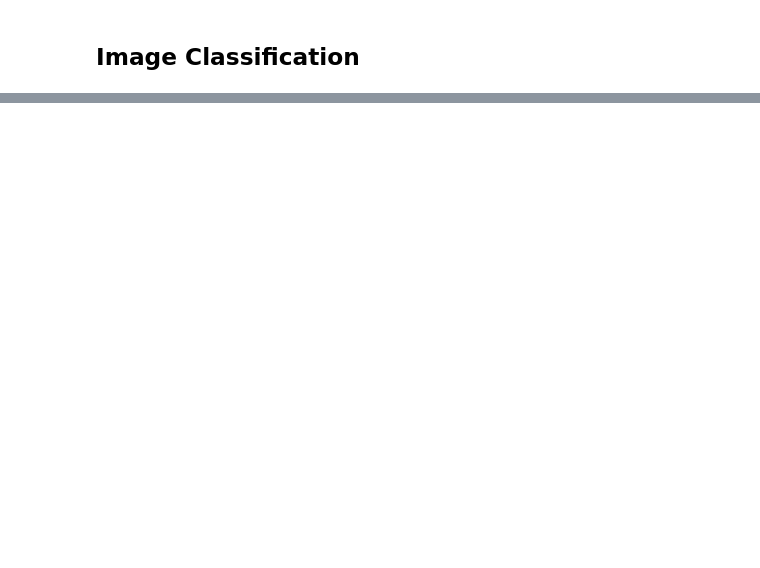
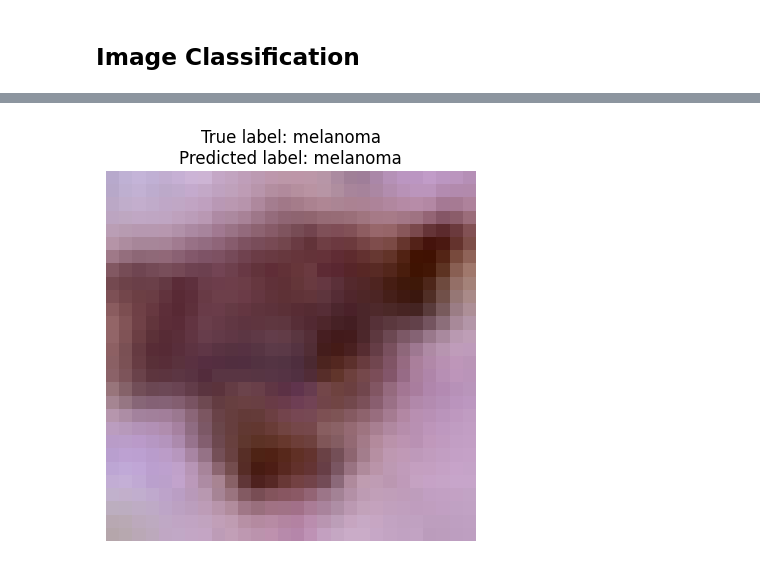
Before and after one commit to Laura-Legat/Introduction-to-AI-in-Medicine, a Jupyter notebook: 3_MedMNIST_Classification.ipynb, the cells around one changed output, grey strips where cells are left out. Drawn from its saved outputs; the diff is of its cells as text; code cells hidden in the pictures; blank space fills up the shorter version.

```diff
--- a/3_MedMNIST_Classification.ipynb
+++ b/3_MedMNIST_Classification.ipynb
@@ -110,0 +119,3 @@ Channels: 3
+# %%
+device = torch.device("cuda" if torch.cuda.is_available() else "cpu")
+print("Device: " + str(device))
@@ -132,6 +146,7 @@ train_loader = DataLoader(dataset=train_data, batch_size=BATCH_SIZE, shuffle=Tru
 # %%
 # inspect unique labels of dataset
-INFO['dermamnist']['label']
+class_dict = INFO['dermamnist']['label']
+class_dict
 # %% [output]
 {'0': 'actinic keratoses and intraepithelial carcinoma',
  '1': 'basal cell carcinoma',
@@ -144,0 +325,28 @@ INFO['dermamnist']['label']
+# %%
+# choose a random image from the test dataset
+rand_idx = np.random.randint(0, len(test_data)-1)
+img, label = test_data[rand_idx]
+
+# unnormalize for visualization - img * std / mean
+vis_img = (img * 0.5) + 0.5
+vis_img = vis_img.permute(1,2,0).numpy()
+
+# prepare img for model predictions
+pred_img = img.unsqueeze(0).to(device)
+
+# pass img to model and predict
+model.eval() # evaluation mode for inference
+model = model.to(device)
+pred = model(pred_img) # get class probabilities
+pred_idx = pred.argmax(dim=1).item() # choose most likely class
+
+# extract class labels from previously defined class dictionary
+pred_label = class_dict[str(pred_idx)]
+true_label = class_dict[str(label.item())]
+
+plt.imshow(vis_img)
+plt.title(f"True label: {true_label}\nPredicted label: {pred_label}")
+plt.axis("off")
+plt.show()
+# %% [output]
+[figure, added]
```
Also changed, not shown: parts of 25 cells of this notebook.
